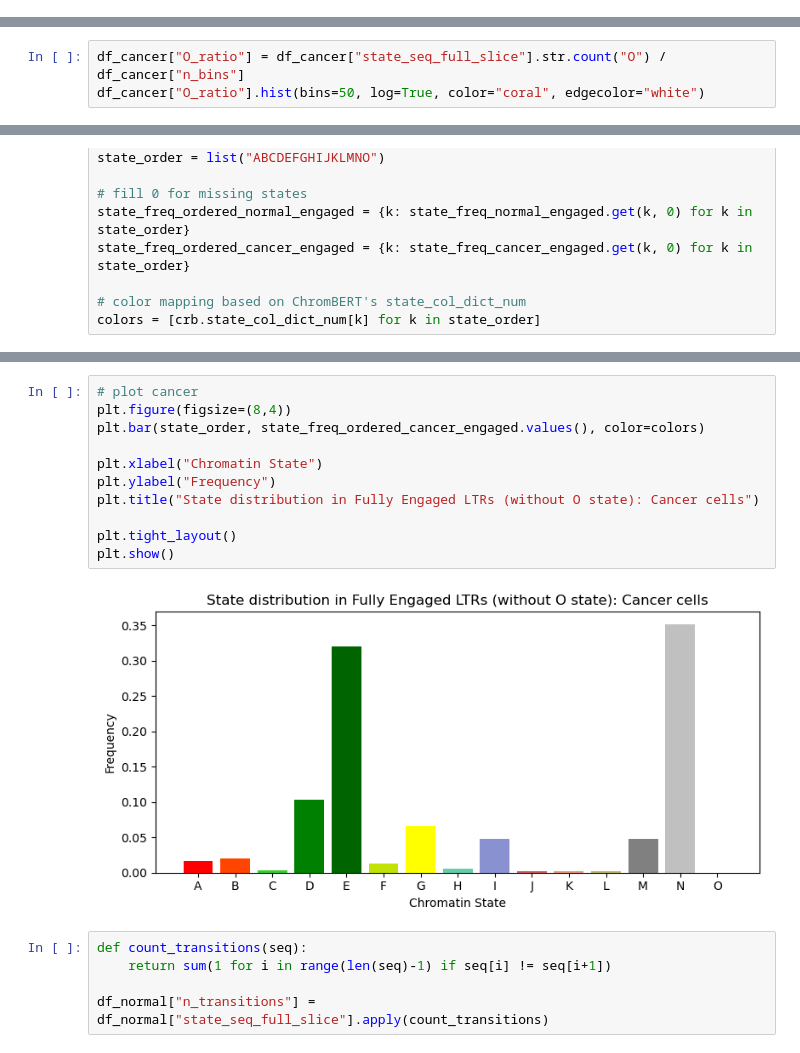
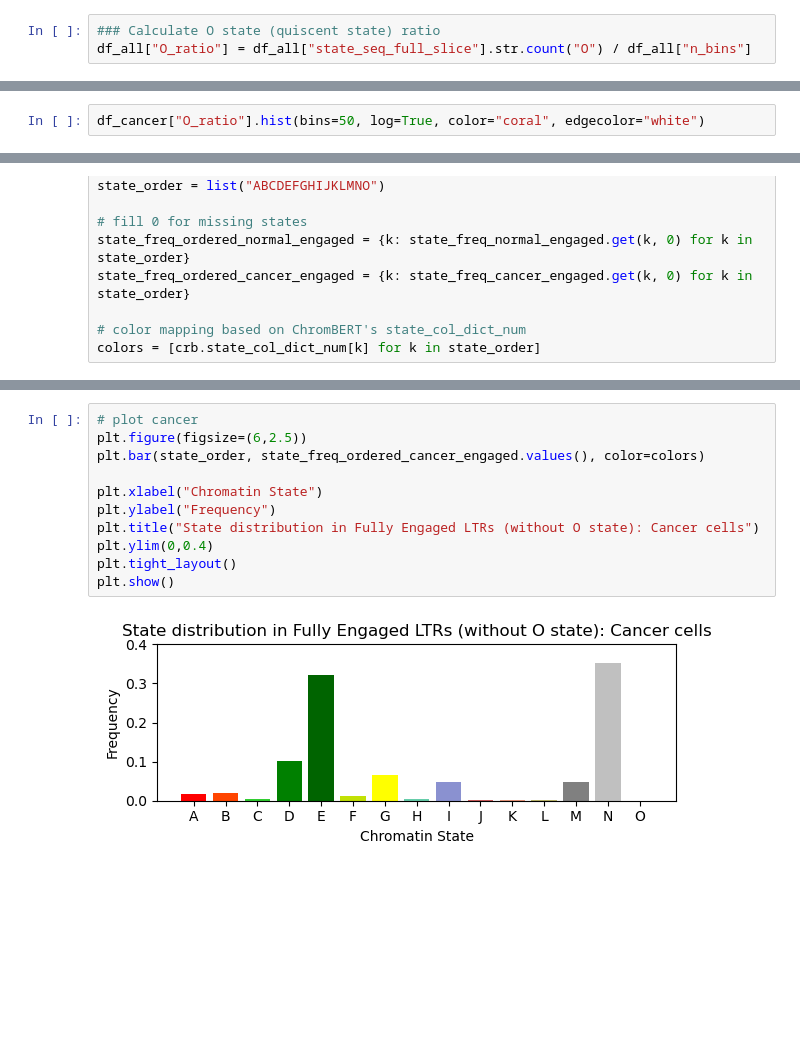
Before and after one commit to caocao0525/HERV, a Jupyter notebook: herv_all_data_handling.ipynb, the cells around one changed output, grey strips where cells are left out. Drawn from its saved outputs; the diff is of its cells as text; blank space fills up the shorter version.

```diff
--- a/herv_all_data_handling.ipynb
+++ b/herv_all_data_handling.ipynb
@@ -31,0 +48,3 @@ df_all["is_cancer"] = df_all["eid_num"].between(114, 129)
+# %%
+### Calculate O state (quiscent state) ratio
+df_all["O_ratio"] = df_all["state_seq_full_slice"].str.count("O") / df_all["n_bins"]
@@ -47,7 +122,6 @@ df_normal["O_ratio"].hist(bins=50, log=True, color="cornflowerblue", edgecolor="
 <Axes: >
 [figure]
 # %%
-df_cancer["O_ratio"] = df_cancer["state_seq_full_slice"].str.count("O") / df_cancer["n_bins"]
 df_cancer["O_ratio"].hist(bins=50, log=True, color="coral", edgecolor="white")
 # %% [output]
 <Axes: >
@@ -148,18 +222,13 @@ plt.show()
 # %%
 # plot cancer
-plt.figure(figsize=(8,4))
+plt.figure(figsize=(6,2.5))
 plt.bar(state_order, state_freq_ordered_cancer_engaged.values(), color=colors)
 
 plt.xlabel("Chromatin State")
 plt.ylabel("Frequency")
 plt.title("State distribution in Fully Engaged LTRs (without O state): Cancer cells")
-
+plt.ylim(0,0.4)
 plt.tight_layout()
 plt.show()
 # %% [output]
-[figure, old version]
+[figure, new version]
-# %%
-def count_transitions(seq):
-    return sum(1 for i in range(len(seq)-1) if seq[i] != seq[i+1])
-
-df_normal["n_transitions"] = df_normal["state_seq_full_slice"].apply(count_transitions)
```
Also changed, not shown: parts of 25 cells of this notebook.
